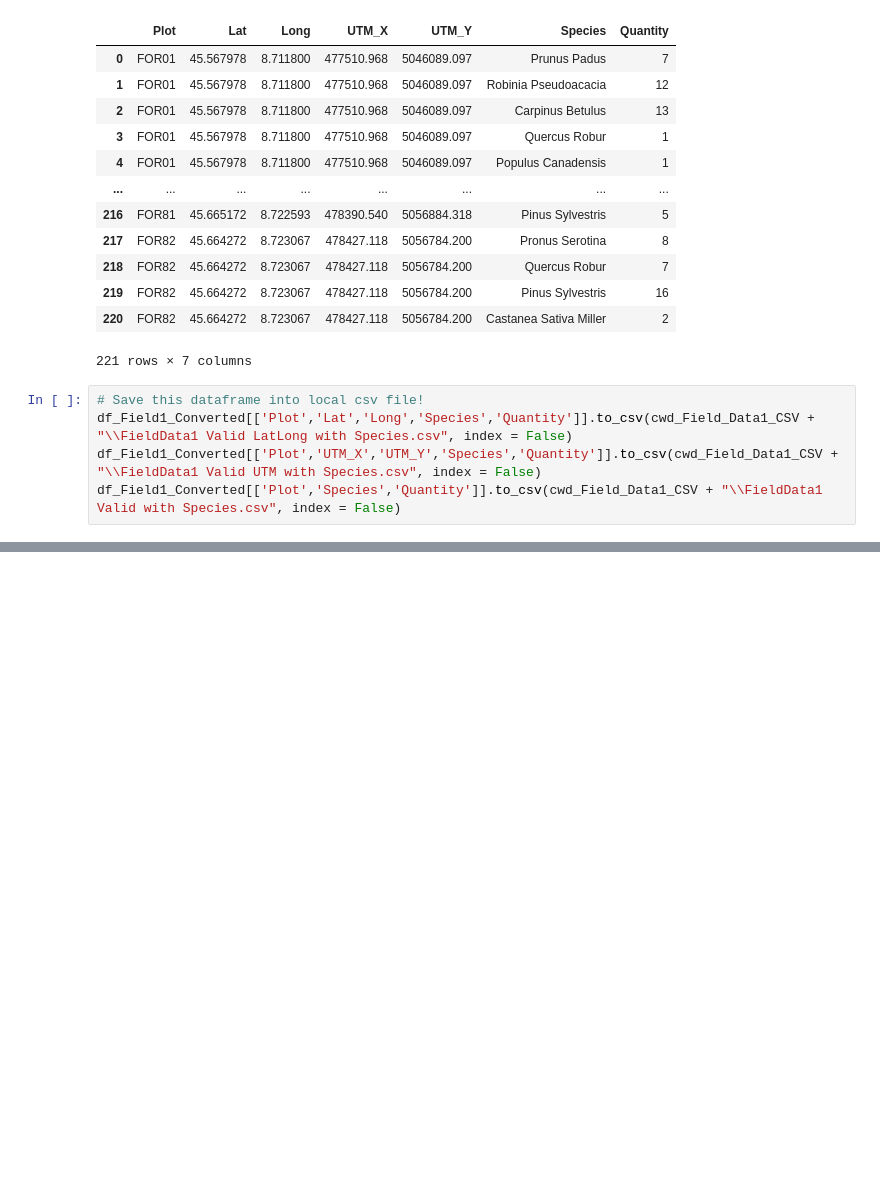
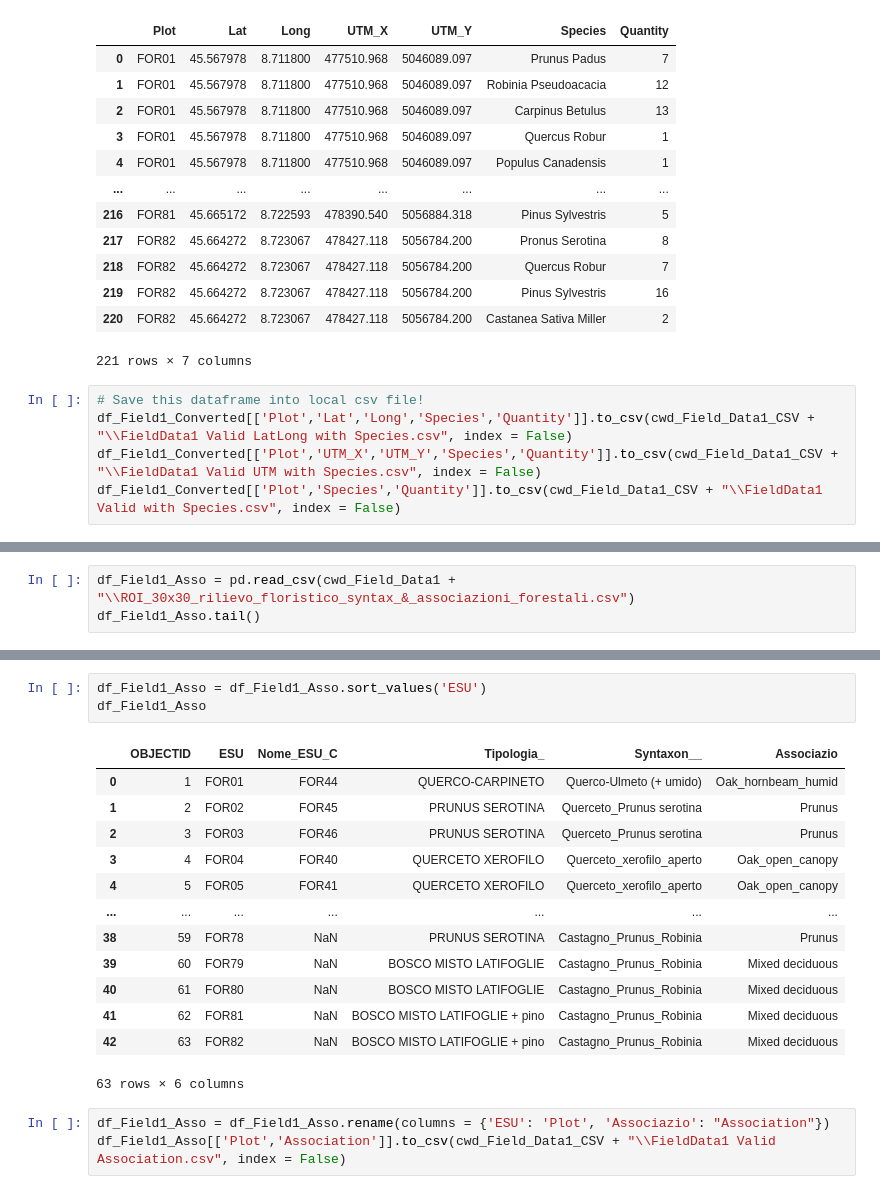
Before and after one commit to IAGO1215/TicinoBiodivMapBicocca, a Jupyter notebook: Python/5-1-FieldData1 to CSV.ipynb, the cells around one changed output, grey strips where cells are left out. Saved outputs shown, nothing was run; the diff lists cells and outputs as text; blank space fills up the shorter version.

```diff
--- a/Python/5-1-FieldData1 to CSV.ipynb
+++ b/Python/5-1-FieldData1 to CSV.ipynb
@@ -235,0 +266,3 @@ df_Field1_Converted[['Plot','Species','Quantity']].to_csv(cwd_Field_Data1_CSV +
+# %%
+df_Field1_Asso = pd.read_csv(cwd_Field_Data1 + "\\ROI_30x30_rilievo_floristico_syntax_&_associazioni_forestali.csv")
+df_Field1_Asso.tail()
@@ -235,0 +276,20 @@ df_Field1_Converted[['Plot','Species','Quantity']].to_csv(cwd_Field_Data1_CSV +
+# %%
+df_Field1_Asso = df_Field1_Asso.sort_values('ESU')
+df_Field1_Asso
+# %% [output]
+|  | OBJECTID | ESU | Nome_ESU_C | Tipologia_ | Syntaxon__ | Associazio |
+| 0 | 1 | FOR01 | FOR44 | QUERCO-CARPINETO | Querco-Ulmeto (+ umido) | Oak_hornbeam_humid |
+| 1 | 2 | FOR02 | FOR45 | PRUNUS SEROTINA | Querceto_Prunus serotina | Prunus |
+| 2 | 3 | FOR03 | FOR46 | PRUNUS SEROTINA | Querceto_Prunus serotina | Prunus |
+| 3 | 4 | FOR04 | FOR40 | QUERCETO XEROFILO | Querceto_xerofilo_aperto | Oak_open_canopy |
+| 4 | 5 | FOR05 | FOR41 | QUERCETO XEROFILO | Querceto_xerofilo_aperto | Oak_open_canopy |
+| ... | ... | ... | ... | ... | ... | ... |
+| 38 | 59 | FOR78 | NaN | PRUNUS SEROTINA | Castagno_Prunus_Robinia | Prunus |
+| 39 | 60 | FOR79 | NaN | BOSCO MISTO LATIFOGLIE | Castagno_Prunus_Robinia | Mixed deciduous |
+| 40 | 61 | FOR80 | NaN | BOSCO MISTO LATIFOGLIE | Castagno_Prunus_Robinia | Mixed deciduous |
+| 41 | 62 | FOR81 | NaN | BOSCO MISTO LATIFOGLIE + pino | Castagno_Prunus_Robinia | Mixed deciduous |
+| 42 | 63 | FOR82 | NaN | BOSCO MISTO LATIFOGLIE + pino | Castagno_Prunus_Robinia | Mixed deciduous |
+63 rows × 6 columns
+# %%
+df_Field1_Asso = df_Field1_Asso.rename(columns = {'ESU': 'Plot', 'Associazio': "Association"})
+df_Field1_Asso[['Plot','Association']].to_csv(cwd_Field_Data1_CSV + "\\FieldData1 Valid Association.csv", index = False)
```
Also changed, not shown: parts of 5 cells of this notebook, 7 other files.
